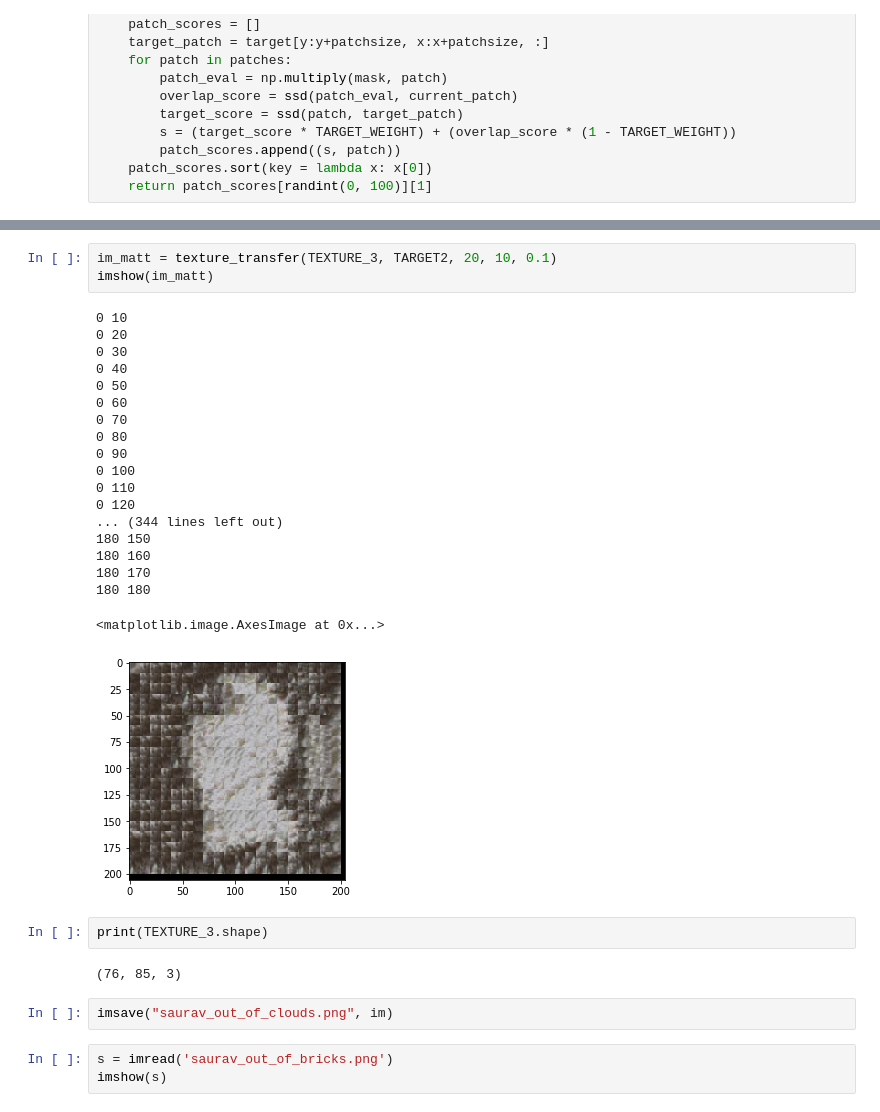
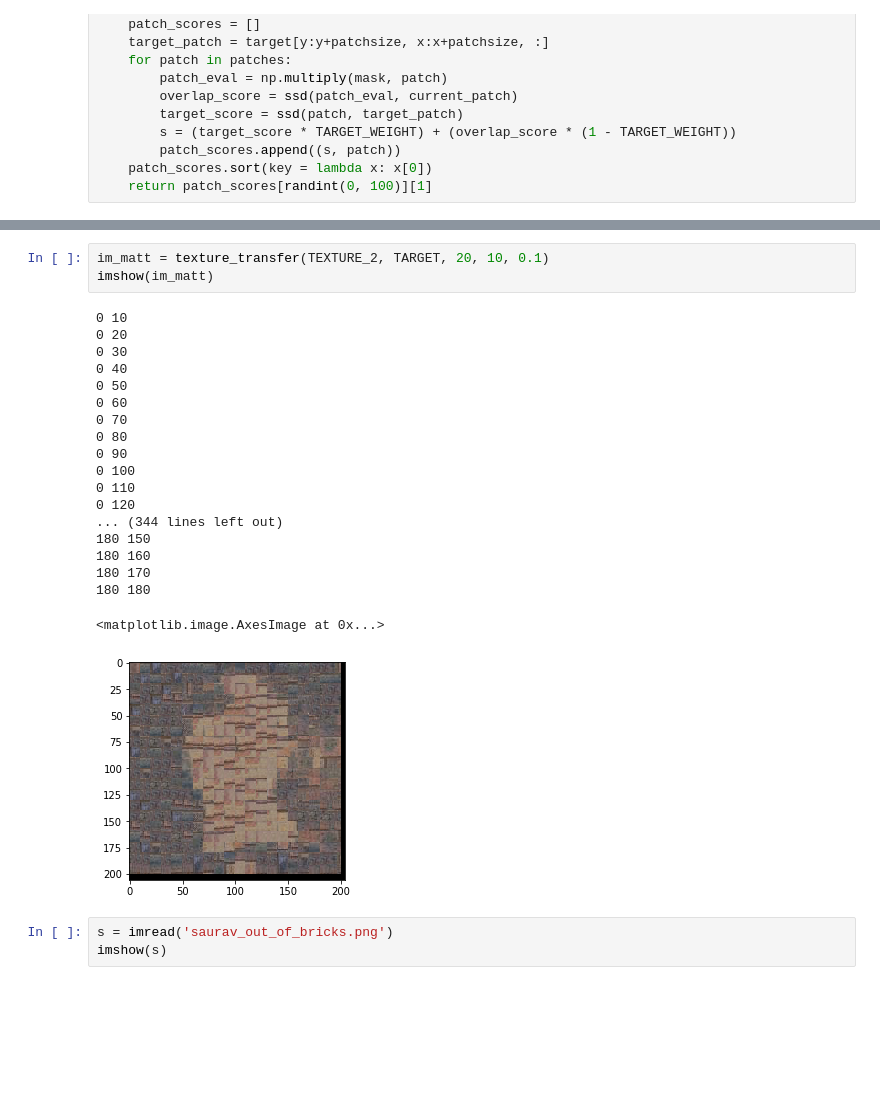
Before and after one commit to SauravShroff/LightFieldCamera, a Jupyter notebook: ImageQuilting.ipynb, the cells around one changed output, grey strips where cells are left out. Saved outputs shown, nothing was run; the diff lists cells and outputs as text; blank space fills up the shorter version.

```diff
--- a/ImageQuilting.ipynb
+++ b/ImageQuilting.ipynb
@@ -168,34 +167,28 @@ def texture_transfer(sample, target, patchsize, overlap, tol):
 
     return out
 # %%
-im_matt = texture_transfer(TEXTURE_3, TARGET2, 20, 10, 0.1)
+im_matt = texture_transfer(TEXTURE_2, TARGET, 20, 10, 0.1)
 imshow(im_matt)
 # %% [output]
 0 10
 0 20
 0 30
 0 40
 0 50
 0 60
 0 70
 0 80
 0 90
 0 100
 0 110
 0 120
 ... (344 lines left out)
 180 150
 180 160
 180 170
 180 180
 <matplotlib.image.AxesImage at 0x...>
-[figure, old version]
+[figure, new version]
-# %%
-print(TEXTURE_3.shape)
-# %% [output]
-(76, 85, 3)
-# %%
-imsave("saurav_out_of_clouds.png", im)
 # %%
 s = imread('saurav_out_of_bricks.png')
 imshow(s)
```
Also changed, not shown: parts of 5 cells of this notebook.
